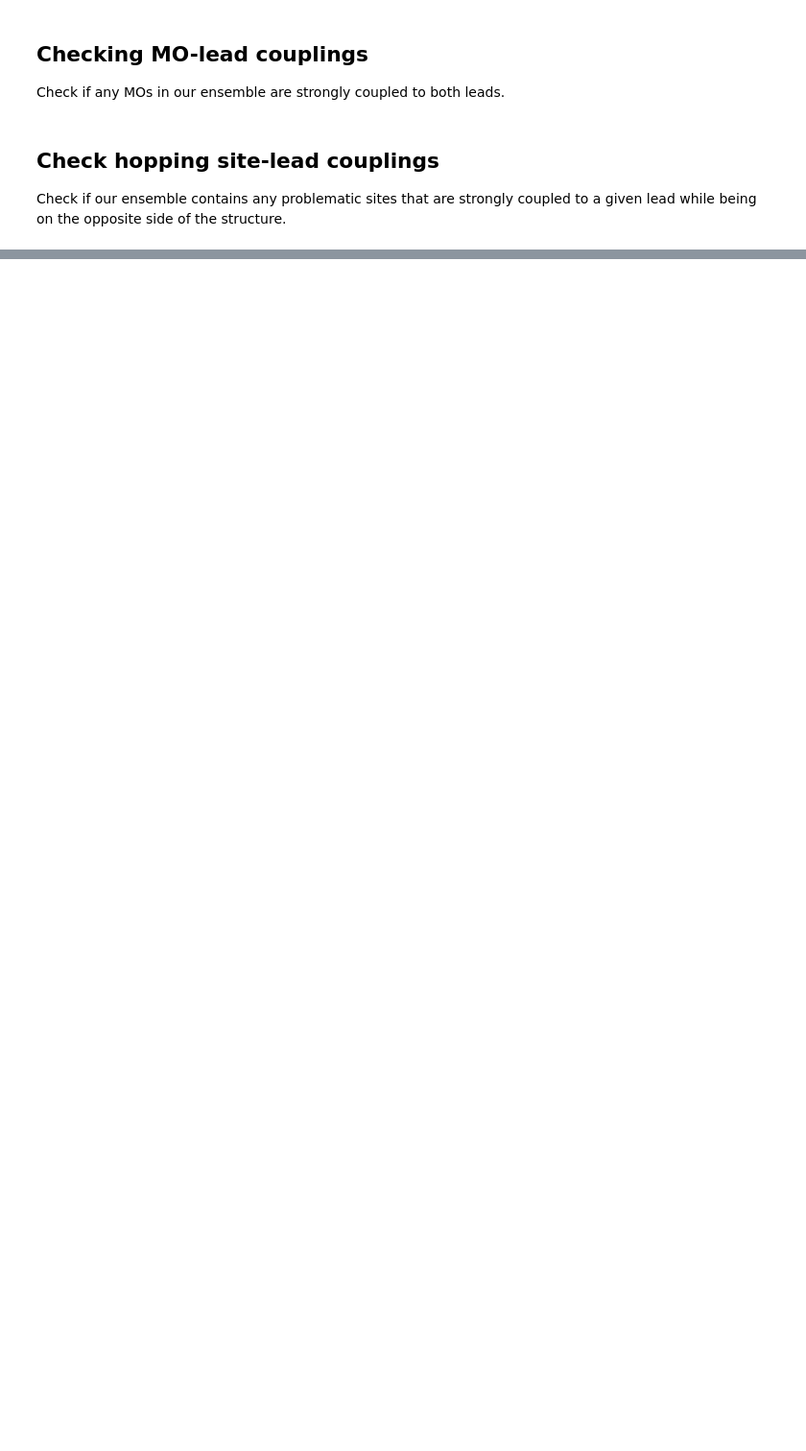
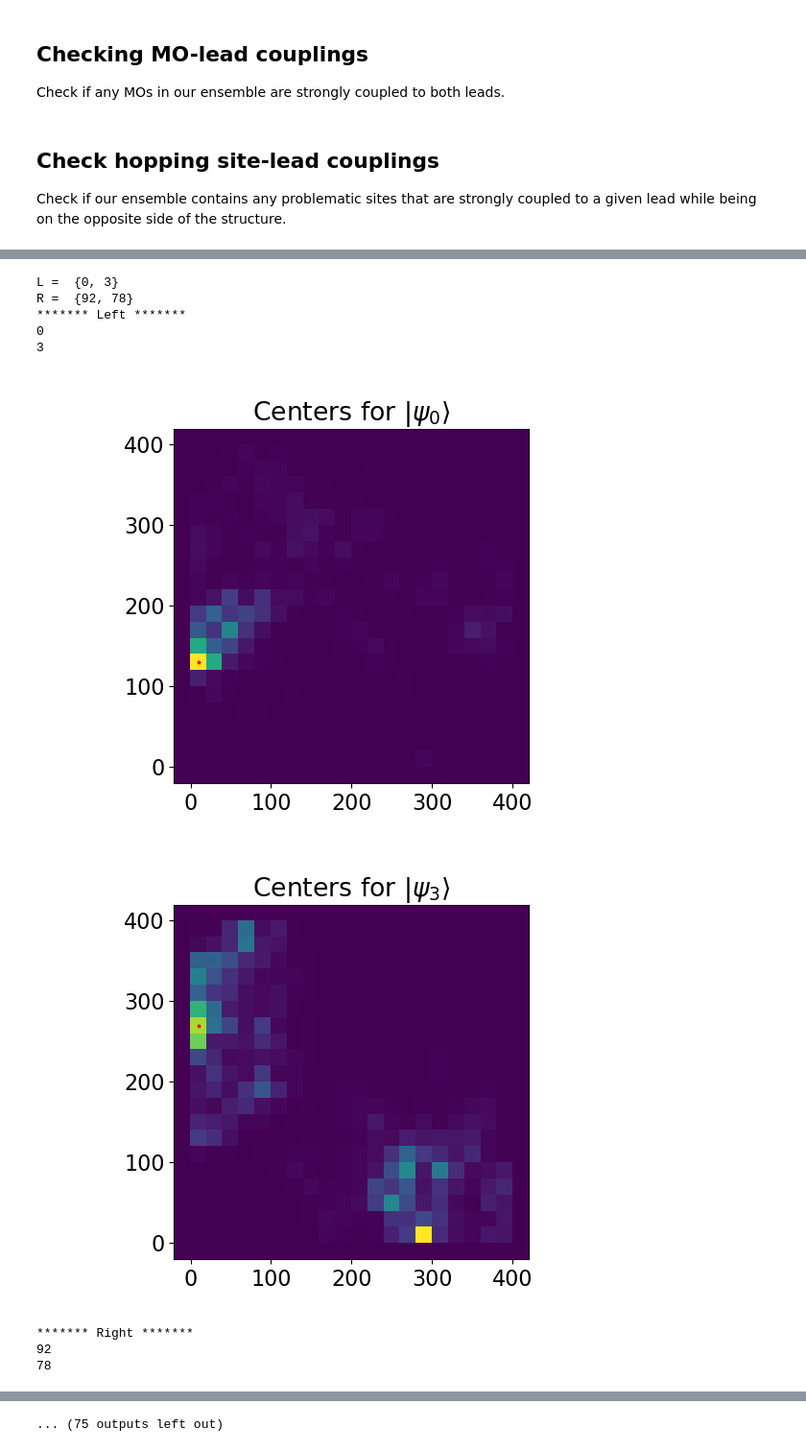
Before and after one commit to ngastellu/percolate_mac, a Jupyter notebook: debug_percolate.ipynb, the cells around one changed output, grey strips where cells are left out. Shown at 96% size. Saved outputs shown, nothing was run; the diff lists cells and outputs as text; code cells hidden in the pictures; blank space fills up the shorter version.

```diff
--- a/debug_percolate.ipynb
+++ b/debug_percolate.ipynb
@@ -272,13 +253,14 @@ Ymin = np.inf
 Xmax = -np.inf
 Ymax = -np.inf
 
-for i in gr_inds[99:]:
-    print(i)
-    pos, *_ = get_npy_data(i,datadir)
-    xmin = np.min(pos[0,:])
-    ymin = np.min(pos[1,:])
-    xmax = np.max(pos[0,:])
-    ymax = np.max(pos[1,:])
+posdir = path.join(path.dirname(datadir), 'structures')
+
+for nn in gr_inds:
+    pos, _ = read_xsf(path.join(posdir,f'bigMAC-{nn}_relaxed.xsf'))
+    xmin = np.min(pos[:,0])
+    ymin = np.min(pos[:,1])
+    xmax = np.max(pos[:,0])
+    ymax = np.max(pos[:,1])
     if xmin < Xmin: Xmin = xmin
     if ymin < Ymin: Ymin = ymin
     if xmax > Xmax: Xmax = xmax
@@ -500,0 +527,44 @@ def check_prob_sites(nn, datadir):
+# %%
+tolscal = 3.0
+for s in bad_strucs:
+    pos, M, energies, _, _, _, gamL, gamR = get_npy_data(s,datadir)
+    ltol = np.mean(gamL) + tolscal*np.std(gamL)
+    rtol = np.mean(gamR) + tolscal*np.std(gamR)
+    L = set((gamL > ltol).nonzero()[0])
+    print("L = ", L)
+    R = set((gamR > rtol).nonzero()[0])
+    print("R = ", R)
+    print("******* Left *******")
+    ccL, ee, ii = generate_site_list(pos,M,L,L,R,energies)
+    # print(ccL.shape[0] == ee.shape[0])
+    # print(ccL.shape[0] == ii.shape[0])
+    for n in np.unique(ii):
+        sites = ccL[ii==n,:]
+        rho, xedges, yedges = gridifyMO(pos,M,n,20,True)
+        fig, ax = plt.subplots()
+        plot_loc_centers(rho, xedges, yedges, sites, colours='r', show=False, plt_objs=(fig,ax))
+        ax.set_title('Centers for $|\psi_{%d}\\rangle$'%n)
+        plt.show()
+
+    print("******* Right *******")
+    ccR, ee, ii = generate_site_list(pos,M,R,L,R,energies)
+    # print(ccR.shape[0] == ee.shape[0])
+    # print(ccR.shape[0] == ii.shape[0])
+    for n in np.unique(ii):
+        sites = ccR[ii==n,:]
+        rho, xedges, yedges = gridifyMO(pos,M,n,20,True)
+        fig, ax = plt.subplots()
+        plot_loc_centers(rho, xedges, yedges, sites, colours='r', show=False, plt_objs=(fig,ax))
+        ax.set_title('Centers for $|\psi_{%d}\\rangle$'%n)
+        plt.show()
+# %% [output]
+L =  {0, 3}
+R =  {92, 78}
+******* Left *******
+0
+3
+[figure, added]
+[figure, added]
+******* Right *******
+92
+78
@@ -500,0 +591 @@ def check_prob_sites(nn, datadir):
+... (75 outputs left out)
```
Also changed, not shown: parts of 18 cells of this notebook, 3 other files.
